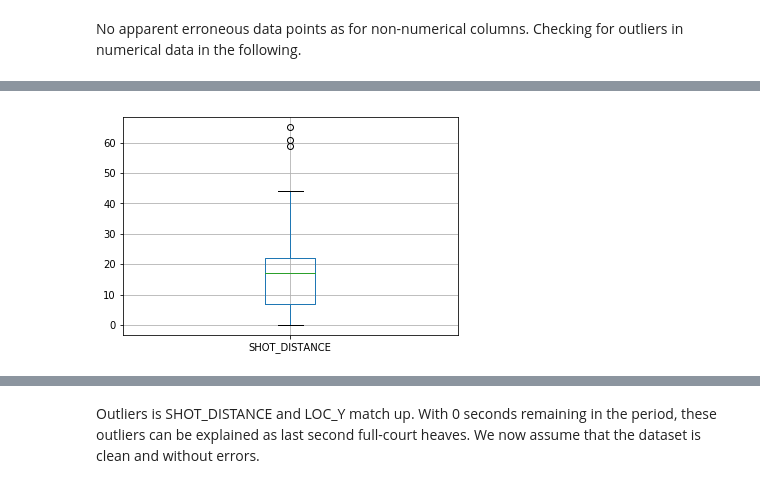
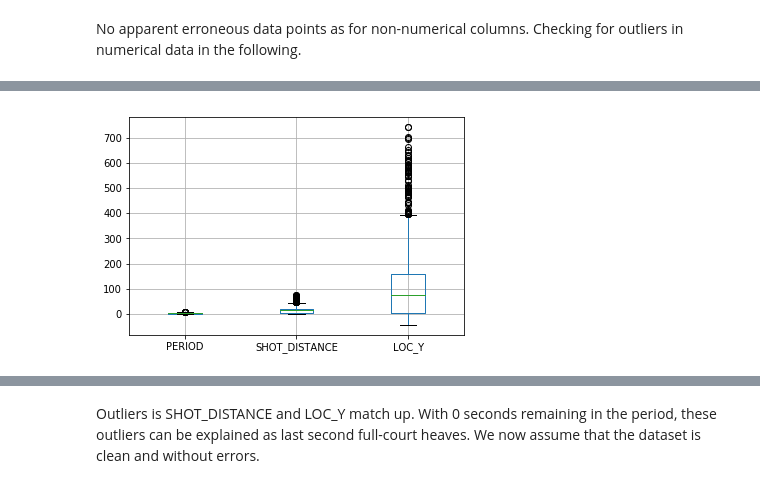
Before and after one commit to MAP536/PythonProject, a Jupyter notebook: nba_stats.ipynb, the cells around one changed output, grey strips where cells are left out. Drawn from its saved outputs; the diff is of its cells as text; code cells hidden in the pictures.

```diff
--- a/nba_stats.ipynb
+++ b/nba_stats.ipynb
@@ -12,5 +13,2 @@ import json
 ## url="http://stats.nba.com/stats/shotchartdetail?ContextMeasure=FGA&DateFrom=&DateTo=&GameID=&GameSegment=&LastNGames=0&LeagueID=00&Location=&MeasureType=Base&Month=0&OpponentTeamID=0&Outcome=&Period=0&PlayerID={0}&PlayerPosition=&Position=&Season={1}&SeasonSegment=&SeasonType=Regular+Season&TeamID=0&VsConference=&VsDivision=&RookieYear=".format("2546", "2016-17")
 ## response=requests.get(url)
-# %%
-with open('kobe06.json') as j:
-    data = json.load(j)
@@ -16,0 +20,15 @@ with open('kobe06.json') as j:
+# %%
+json_list=list(map(lambda x: "json/"+x, os.listdir('json')))
+df_list_player=[]
+df_list_avg=[]
+for idx, i in enumerate(json_list):
+    with open(i) as j:
+        data=json.load(j)
+        tmpkobe=pd.DataFrame(data['resultSets'][0]['rowSet'], columns=data['resultSets'][0]['headers'])
+        tmpavg=pd.DataFrame(data['resultSets'][1]['rowSet'], columns=data['resultSets'][1]['headers'])
+        tmpkobe["Season"], tmpavg["Season"] = [i[9:13],i[9:13]]
+        df_list_player.append(tmpkobe)
+        df_list_avg.append(tmpavg)
+
+kobe = pd.concat(df_list_player)
+avg = pd.concat(df_list_avg)
@@ -17,3 +45,5 @@ with open('kobe06.json') as j:
 # %%
-kobe=pd.DataFrame(data['resultSets'][0]['rowSet'], columns=data['resultSets'][0]['headers'])
-avg=pd.DataFrame(data['resultSets'][1]['rowSet'], columns=data['resultSets'][1]['headers'])
+#with open('json/kobe06.json') as j:
+#    data = json.load(j)
+#kobe=pd.DataFrame(data['resultSets'][0]['rowSet'], columns=data['resultSets'][0]['headers'])
+#avg=pd.DataFrame(data['resultSets'][1]['rowSet'], columns=data['resultSets'][1]['headers'])
@@ -102,0 +139,6 @@ plt.xticks(rotation=90)
+# %%
+tmp=[]
+for i in intcol[3:]:
+    if (max(kobe[i]) > kobe.boxplot(column=i, return_type="both").lines["whiskers"][1].get_ydata()[1] or max(kobe[i]) < kobe.boxplot(column=i, return_type="both").lines["whiskers"][0].get_ydata()[1]):
+        tmp.append(i)
+tmp
@@ -103,6 +148,6 @@ plt.xticks(rotation=90)
 # %%
-tmp=kobe.boxplot(column="SHOT_DISTANCE", return_type="both")
+outliers=kobe.boxplot(column=tmp, return_type="both")
 # %% [output]
-[figure, old version]
+[figure, new version]
 # %%
 #filter dataset for outliers
```
Also changed, not shown: parts of 23 cells of this notebook, 20 other files.
